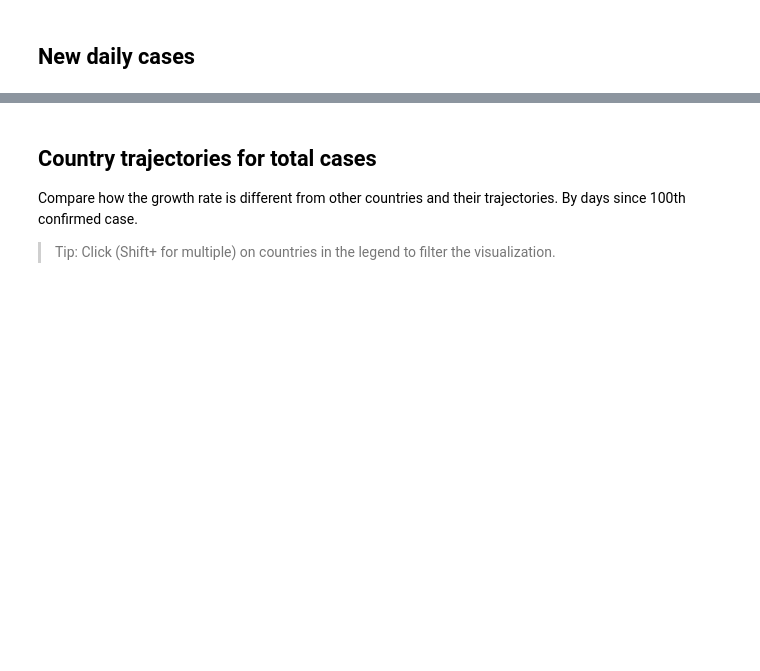
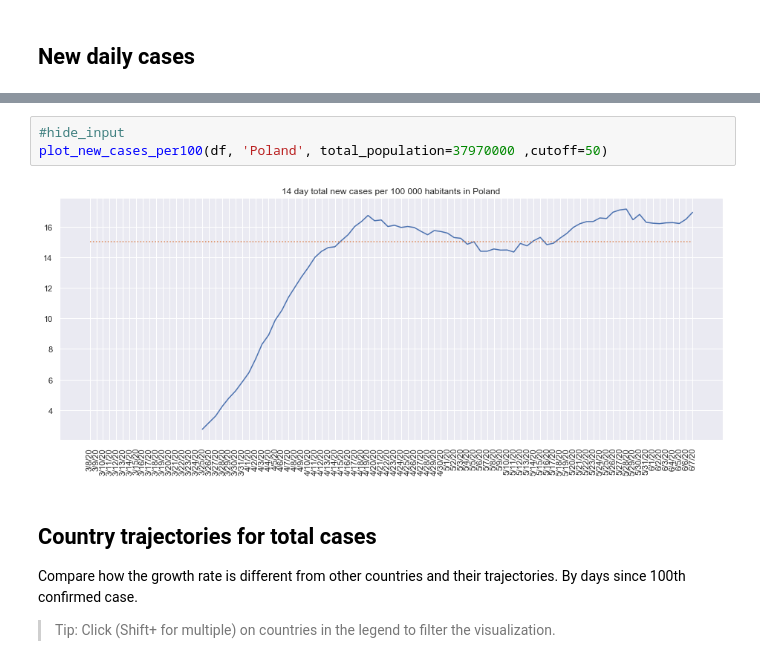
Before and after one commit to IvonaTau/covid19, a Jupyter notebook: _notebooks/2020-03-29-poland.ipynb, the cells around one changed output, grey strips where cells are left out. Drawn from its saved outputs; the diff is of its cells as text; blank space fills up the shorter version.

```diff
--- a/_notebooks/2020-03-29-poland.ipynb
+++ b/_notebooks/2020-03-29-poland.ipynb
@@ -67,3 +62,8 @@ plot_new_cases_barplot(df, 'Poland', window=14)
+# %%
+#hide_input
+plot_new_cases_per100(df, 'Poland', total_population=37970000 ,cutoff=50)
+# %% [output]
+[figure, added]
 # %% [markdown]
 ## Country trajectories for total cases
 
```
Also changed, not shown: parts of 18 cells of this notebook, 2 other files.
